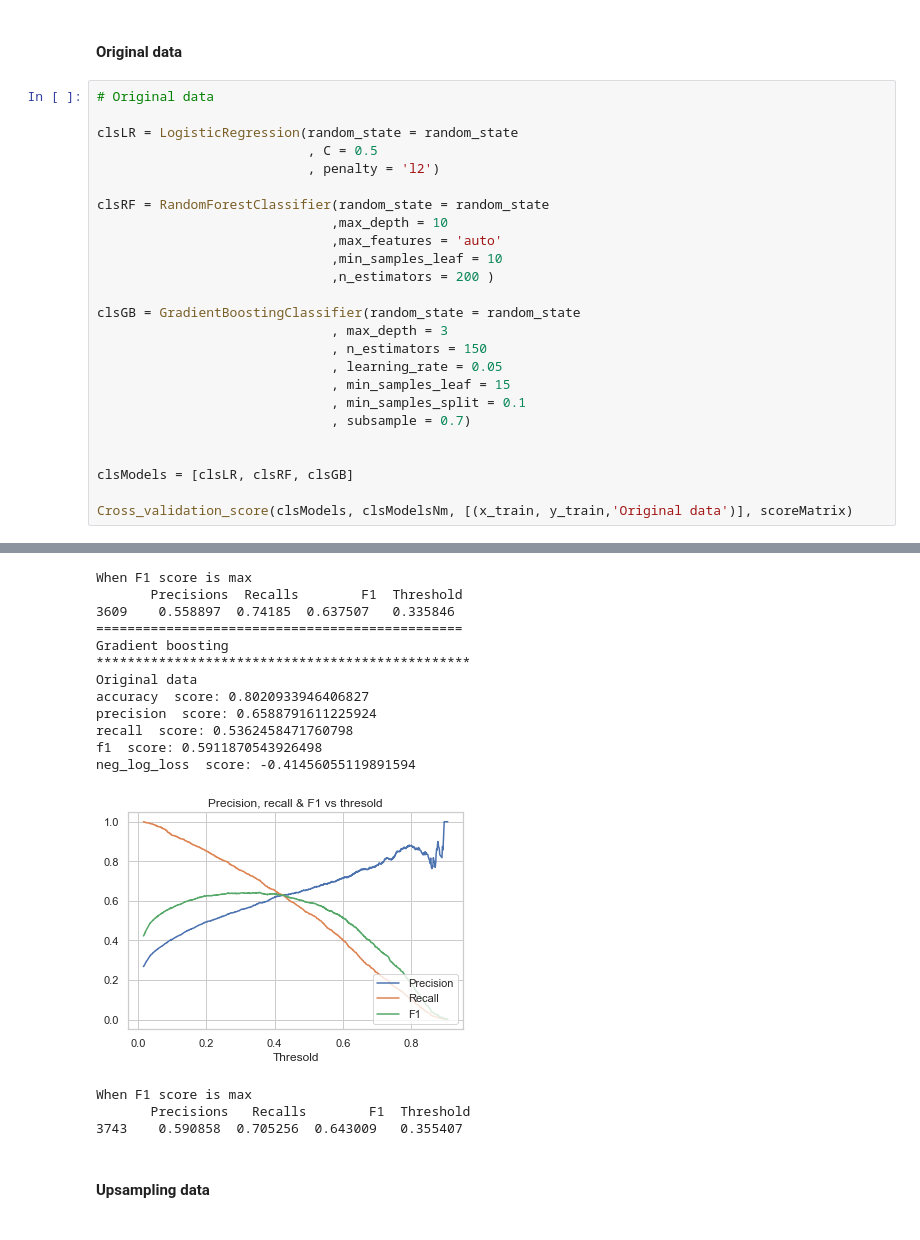
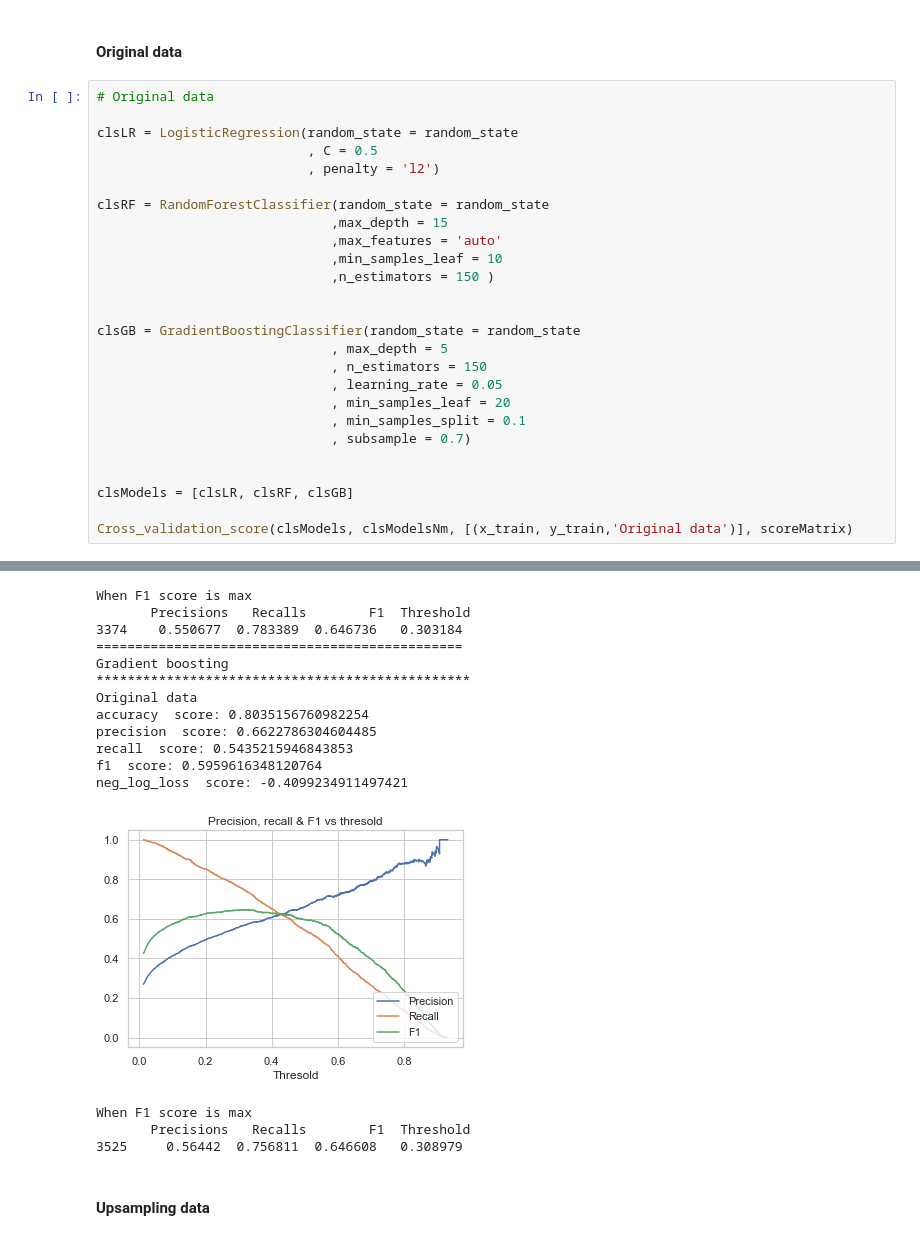
Before and after one commit to ShivaliPatel/Data-science-projects, a Jupyter notebook: Telco_customer_churn/Notebooks/Telecom Churn Prediction-v2.ipynb, the cells around one changed output, grey strips where cells are left out. Saved outputs shown, nothing was run; the diff lists cells and outputs as text.

```diff
--- a/Telco_customer_churn/Notebooks/Telecom Churn Prediction-v2.ipynb
+++ b/Telco_customer_churn/Notebooks/Telecom Churn Prediction-v2.ipynb
@@ -1227,16 +1225,17 @@ clsLR = LogisticRegression(random_state = random_state
                            , penalty = 'l2')
 
 clsRF = RandomForestClassifier(random_state = random_state
-                              ,max_depth = 10
+                              ,max_depth = 15
                               ,max_features = 'auto'
                               ,min_samples_leaf = 10
-                              ,n_estimators = 200 )
+                              ,n_estimators = 150 )
+
 
 clsGB = GradientBoostingClassifier(random_state = random_state
-                              , max_depth = 3
+                              , max_depth = 5
                               , n_estimators = 150
                               , learning_rate = 0.05
-                              , min_samples_leaf = 15
+                              , min_samples_leaf = 20
                               , min_samples_split = 0.1
                               , subsample = 0.7)
 
@@ -1271,19 +1270,19 @@ neg_log_loss  score: -0.41670928712936683
 When F1 score is max
-       Precisions  Recalls        F1  Threshold
-3609    0.558897  0.74185  0.637507   0.335846
+       Precisions   Recalls        F1  Threshold
+3374    0.550677  0.783389  0.646736   0.303184
 ===============================================
 Gradient boosting
 ************************************************
 Original data
-accuracy  score: 0.8020933946406827
-precision  score: 0.6588791611225924
-recall  score: 0.5362458471760798
-f1  score: 0.5911870543926498
-neg_log_loss  score: -0.41456055119891594
+accuracy  score: 0.8035156760982254
+precision  score: 0.6622786304604485
+recall  score: 0.5435215946843853
+f1  score: 0.5959616348120764
+neg_log_loss  score: -0.4099234911497421
-[figure, old version]
+[figure, new version]
 When F1 score is max
        Precisions   Recalls        F1  Threshold
-3743    0.590858  0.705256  0.643009   0.355407
+3525     0.56442  0.756811  0.646608   0.308979
 # %% [markdown]
 #### Upsampling data
 # %%
```
Also changed, not shown: parts of 7 cells of this notebook.
